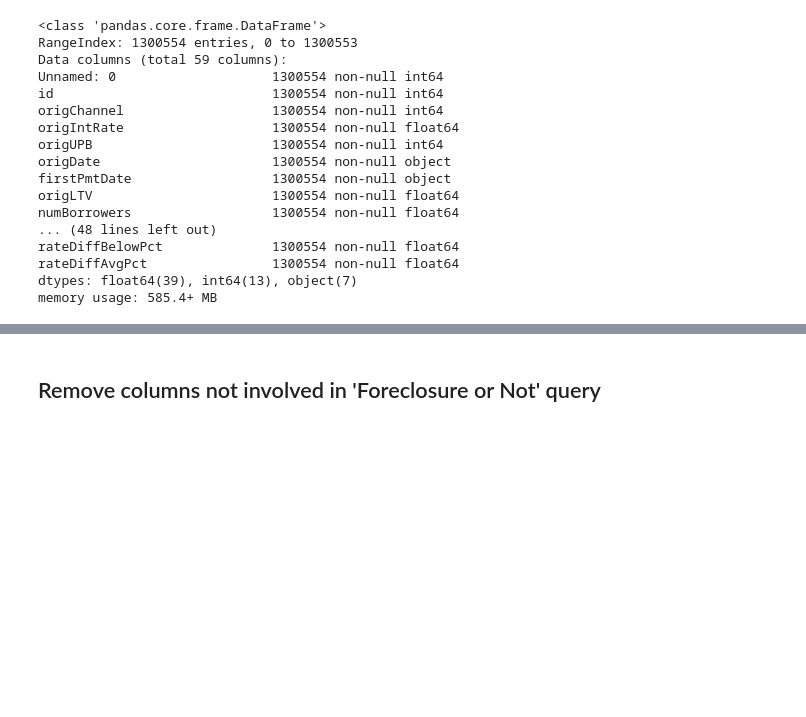
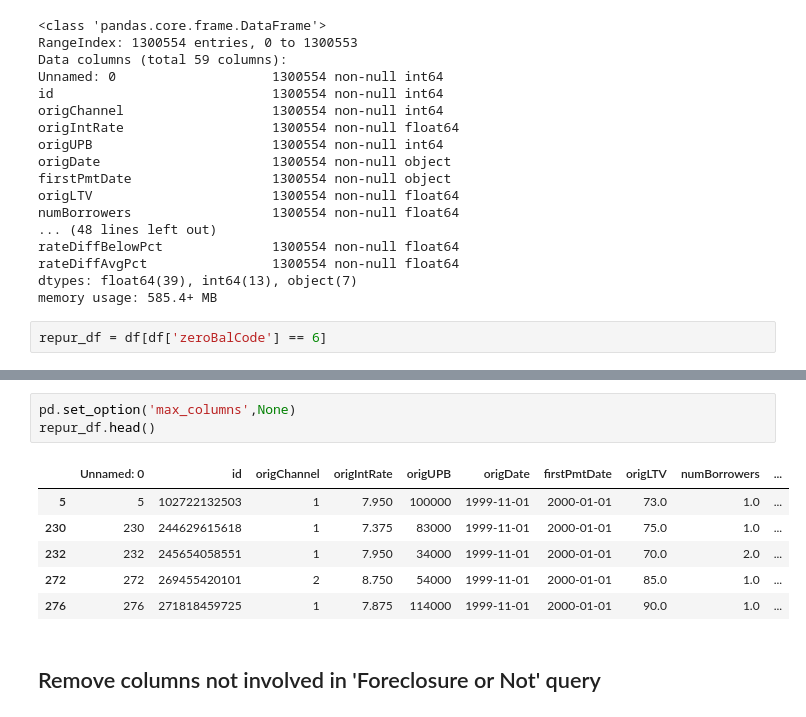
Before and after one commit to justinboggs/FannieSaves, a Jupyter notebook: Kip/ML-Foreclo50-50Constructed50kTrainBEST.ipynb, the cells around one changed output, grey strips where cells are left out. Drawn from its saved outputs; the diff is of its cells as text; blank space fills up the shorter version.

```diff
--- a/Kip/ML-Foreclo50-50Constructed50kTrainBEST.ipynb
+++ b/Kip/ML-Foreclo50-50Constructed50kTrainBEST.ipynb
@@ -59,3 +59,5 @@ rateDiffBelowPct              1300554 non-null float64
 rateDiffAvgPct                1300554 non-null float64
 dtypes: float64(39), int64(13), object(7)
 memory usage: 585.4+ MB
+# %%
+repur_df = df[df['zeroBalCode'] == 6]
@@ -62,3 +177,13 @@ memory usage: 585.4+ MB
+# %%
+pd.set_option('max_columns',None)
+repur_df.head()
+# %% [output]
+|  | Unnamed: 0 | id | origChannel | origIntRate | origUPB | origDate | firstPmtDate | origLTV | numBorrowers | ... |
+| 5 | 5 | 102722132503 | 1 | 7.950 | 100000 | 1999-11-01 | 2000-01-01 | 73.0 | 1.0 | ... |
+| 230 | 230 | 244629615618 | 1 | 7.375 | 83000 | 1999-11-01 | 2000-01-01 | 75.0 | 1.0 | ... |
+| 232 | 232 | 245654058551 | 1 | 7.950 | 34000 | 1999-11-01 | 2000-01-01 | 70.0 | 2.0 | ... |
+| 272 | 272 | 269455420101 | 2 | 8.750 | 54000 | 1999-11-01 | 2000-01-01 | 85.0 | 1.0 | ... |
+| 276 | 276 | 271818459725 | 1 | 7.875 | 114000 | 1999-11-01 | 2000-01-01 | 90.0 | 1.0 | ... |
 # %% [markdown]
 ## Remove columns not involved in 'Foreclosure or Not' query
 # %%
```
Also changed, not shown: parts of 15 cells of this notebook, 1 other file.
